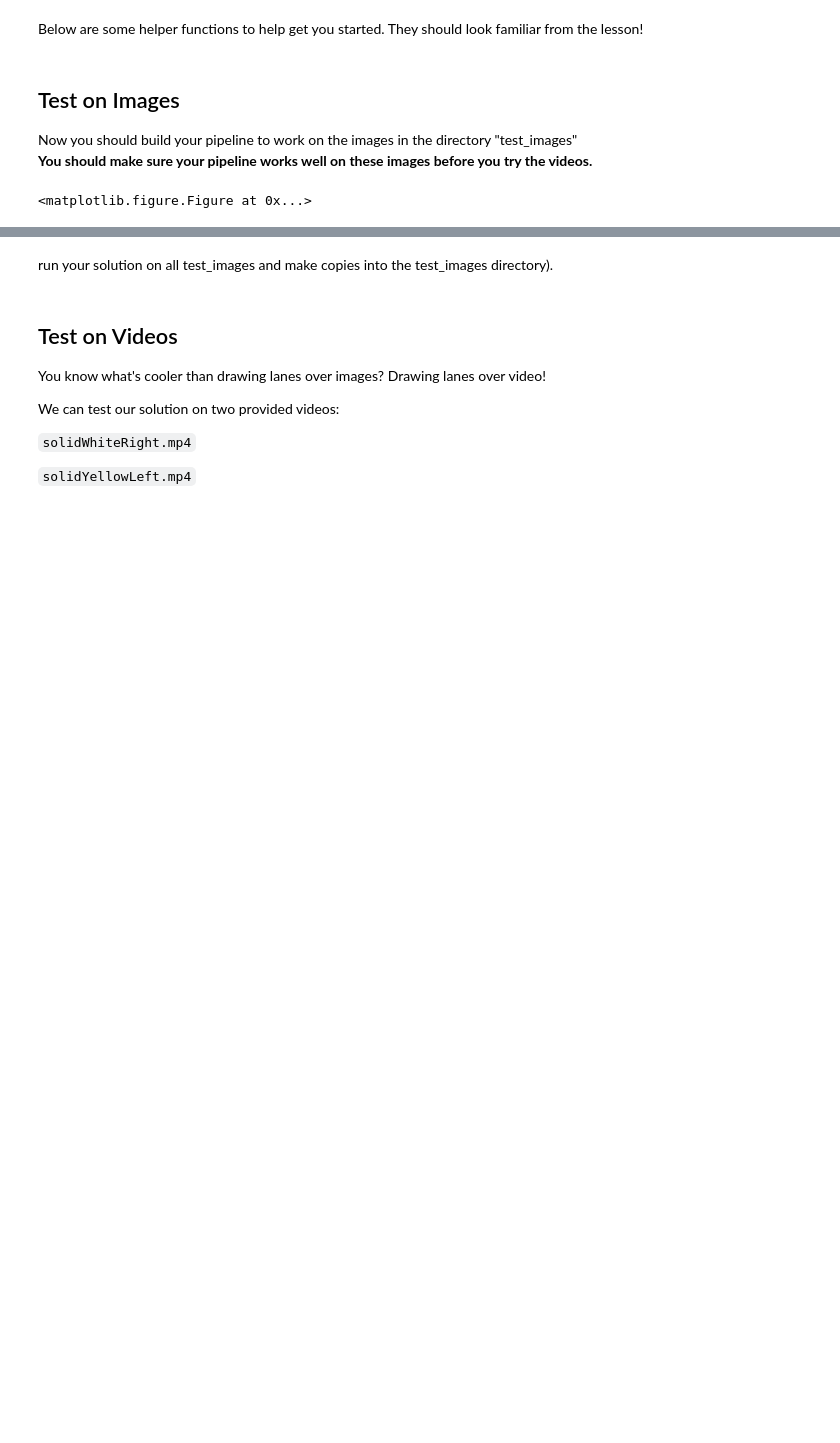
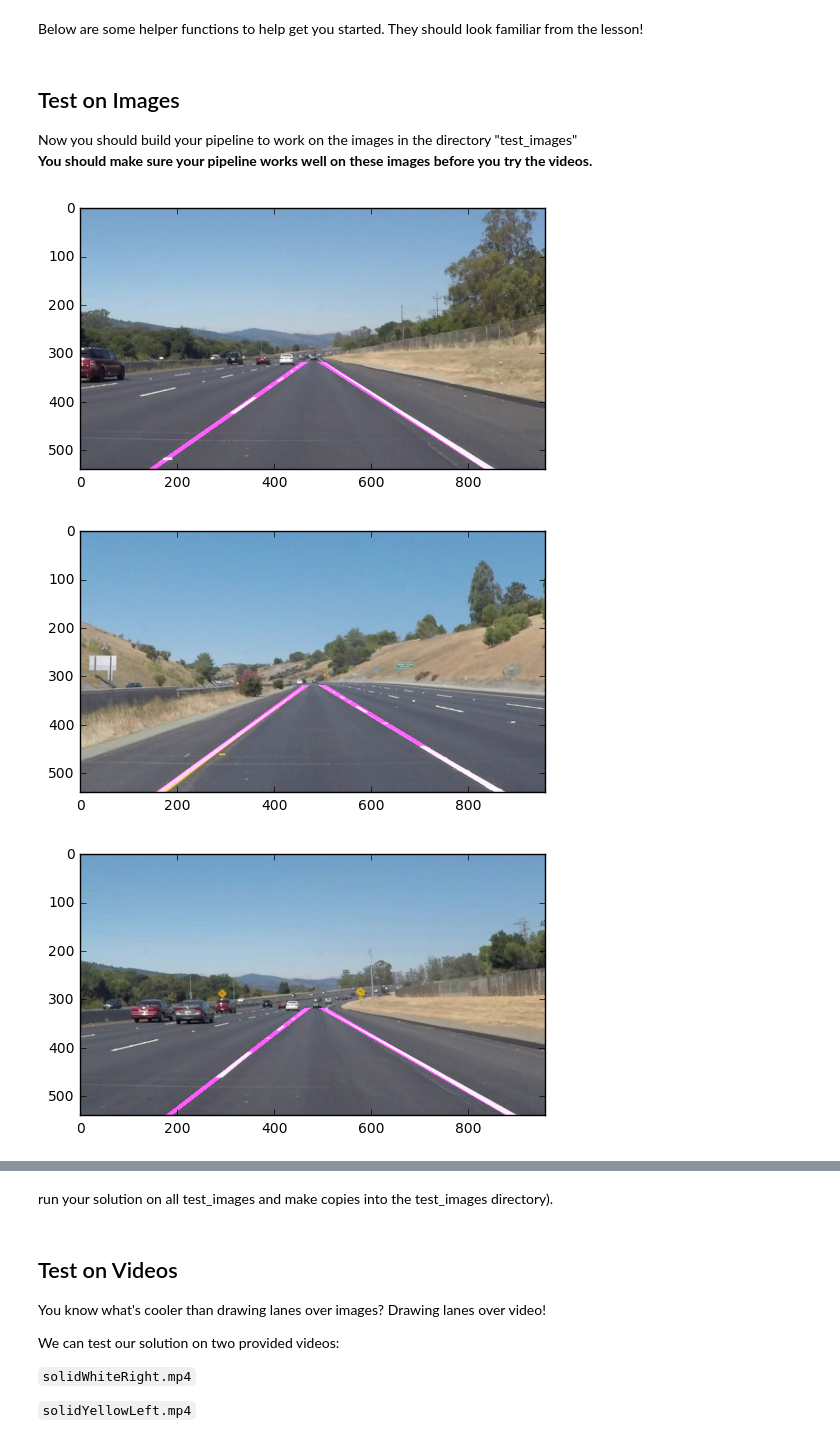
Before and after one commit to MinoDe/CarND-LaneLines-P1, a Jupyter notebook: P1.ipynb, the cells around one changed output, grey strips where cells are left out. Cells and saved outputs as stored; diff of their text form; code cells hidden in the pictures; blank space fills up the shorter version.

```diff
--- a/P1.ipynb
+++ b/P1.ipynb
@@ -210,7 +217,7 @@ def draw_lane_lines(image):
     lines_image=hough_lines(masked_edges,rho,theta,threshold,min_line_length,max_line_gap)
     masked_image=region_of_interest(lines_image,vertices)
     combo=weighted_img(image,masked_image)
-#     plt.imshow(combo)
+    plt.imshow(combo)
     return combo
 # %% [markdown]
 ## Test on Images
@@ -220,29 +227,33 @@ Now you should build your pipeline to work on the images in the directory "test_
 # %%
 import os
 def visualize(fig, rows, cols, imgs, titles):
     for i, img in enumerate(imgs):
         plt.subplot(rows, cols, i+1)
         plt.title(i+1)
         img_dims = len(img.shape)
         if img_dims < 3:
             plt.imshow(img, cmap='Greys_r')
             plt.title(titles[i])
         else:
             plt.imshow(img)
             plt.title(titles[i])
 
 files=os.listdir("test_images/")
 # Then use the function to plot some images
 # Define a figure
 f = plt.figure() #add params to customize figure
 images = []
 # Create a list of titles (these should be strings)
 titles = []
 
 
-# for i in files:
-#     image = mpimg.imread("test_images/"+i)
-#     result_image=draw_lane_lines(image)
-#     plt.show(result_image)
+for i in files:
+    image = mpimg.imread("test_images/"+i)
+    result_image=draw_lane_lines(image)
+    plt.figure()
+    plt.imshow(result_image)
+plt.show()
 # %% [output]
-<matplotlib.figure.Figure at 0x...>
+[figure, added]
+[figure, added]
+[figure, added]
```
Also changed, not shown: parts of 5 cells of this notebook.
